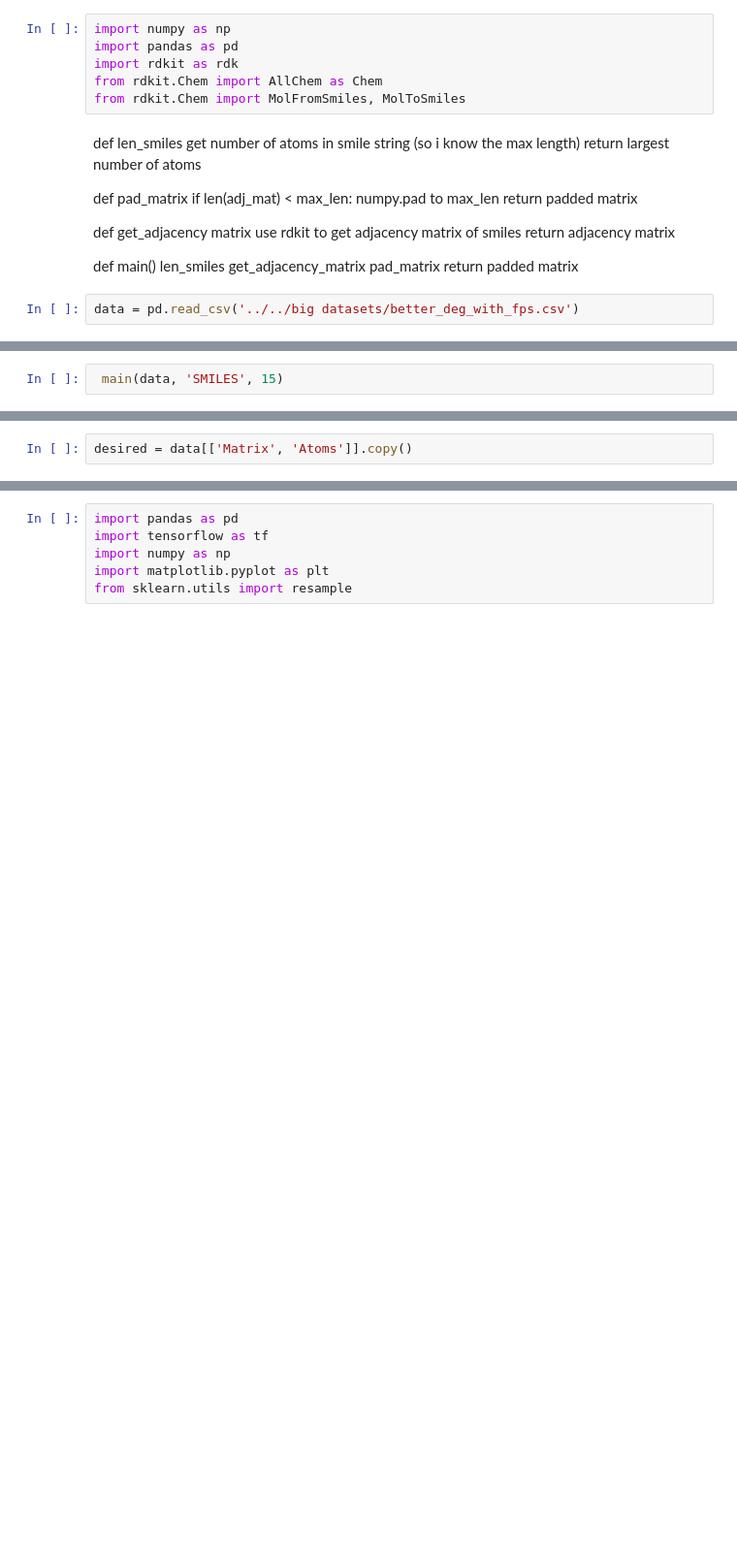
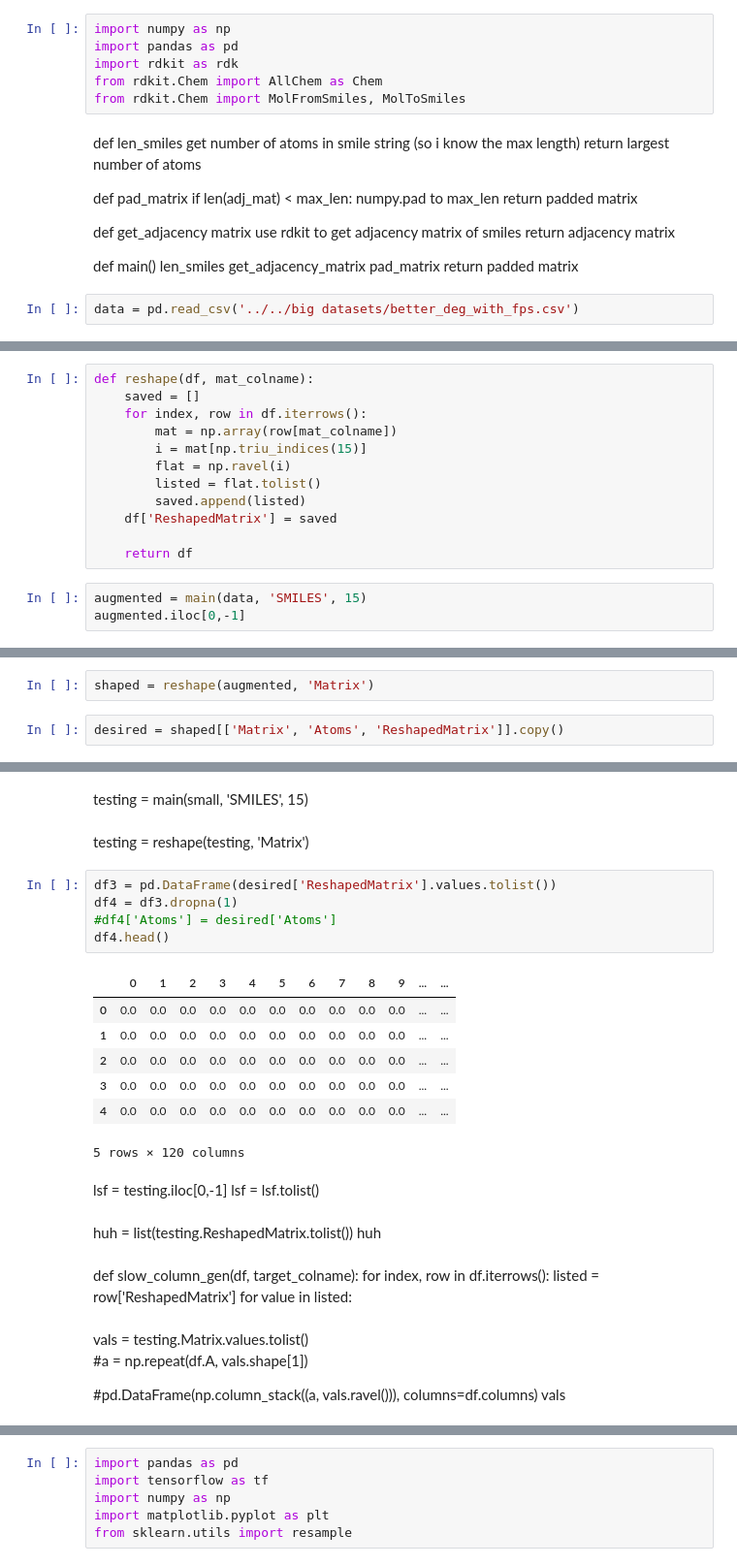
Before and after one commit to BeckResearchLab/homoGANize, a Jupyter notebook: notebooks/SMILES_matrices.ipynb, the cells around one changed output, grey strips where cells are left out. Shown at 97% size. Drawn from its saved outputs; the diff is of its cells as text; blank space fills up the shorter version.

Commit message:
working on code to go from generated matrix to smiles

```diff
--- a/notebooks/SMILES_matrices.ipynb
+++ b/notebooks/SMILES_matrices.ipynb
@@ -88,3 +80,16 @@ def main(df, smiles_colname, max_length):
+# %%
+def reshape(df, mat_colname):
+    saved = []
+    for index, row in df.iterrows():
+        mat = np.array(row[mat_colname])
+        i = mat[np.triu_indices(15)]
+        flat = np.ravel(i)
+        listed = flat.tolist()
+        saved.append(listed)
+    df['ReshapedMatrix'] = saved
+
+    return df
 # %%
- main(data, 'SMILES', 15)
+augmented = main(data, 'SMILES', 15)
+augmented.iloc[0,-1]
 # %% [output]
@@ -109,4 +97,6 @@ def main(df, smiles_colname, max_length):
+# %%
+shaped = reshape(augmented, 'Matrix')
 # %%
-desired = data[['Matrix', 'Atoms']].copy()
+desired = shaped[['Matrix', 'Atoms', 'ReshapedMatrix']].copy()
 # %%
 desired.head()
@@ -119,0 +122,34 @@ desired.head()
+# %% [markdown]
+testing = main(small, 'SMILES', 15)
+# %% [markdown]
+testing = reshape(testing, 'Matrix')
+# %%
+df3 = pd.DataFrame(desired['ReshapedMatrix'].values.tolist())
+df4 = df3.dropna(1)
+#df4['Atoms'] = desired['Atoms']
+df4.head()
+# %% [output]
+|  | 0 | 1 | 2 | 3 | 4 | 5 | 6 | 7 | 8 | 9 | ... | ... |
+| 0 | 0.0 | 0.0 | 0.0 | 0.0 | 0.0 | 0.0 | 0.0 | 0.0 | 0.0 | 0.0 | ... | ... |
+| 1 | 0.0 | 0.0 | 0.0 | 0.0 | 0.0 | 0.0 | 0.0 | 0.0 | 0.0 | 0.0 | ... | ... |
+| 2 | 0.0 | 0.0 | 0.0 | 0.0 | 0.0 | 0.0 | 0.0 | 0.0 | 0.0 | 0.0 | ... | ... |
+| 3 | 0.0 | 0.0 | 0.0 | 0.0 | 0.0 | 0.0 | 0.0 | 0.0 | 0.0 | 0.0 | ... | ... |
+| 4 | 0.0 | 0.0 | 0.0 | 0.0 | 0.0 | 0.0 | 0.0 | 0.0 | 0.0 | 0.0 | ... | ... |
+5 rows × 120 columns
+# %% [markdown]
+lsf = testing.iloc[0,-1]
+lsf = lsf.tolist()
+# %% [markdown]
+huh = list(testing.ReshapedMatrix.tolist())
+huh
+# %% [markdown]
+def slow_column_gen(df, target_colname):
+    for index, row in df.iterrows():
+        listed = row['ReshapedMatrix']
+        for value in listed:
+# %% [markdown]
+vals = testing.Matrix.values.tolist()
+#a = np.repeat(df.A, vals.shape[1])
+
+#pd.DataFrame(np.column_stack((a, vals.ravel())), columns=df.columns)
+vals
```
Also changed, not shown: parts of 38 cells of this notebook.
